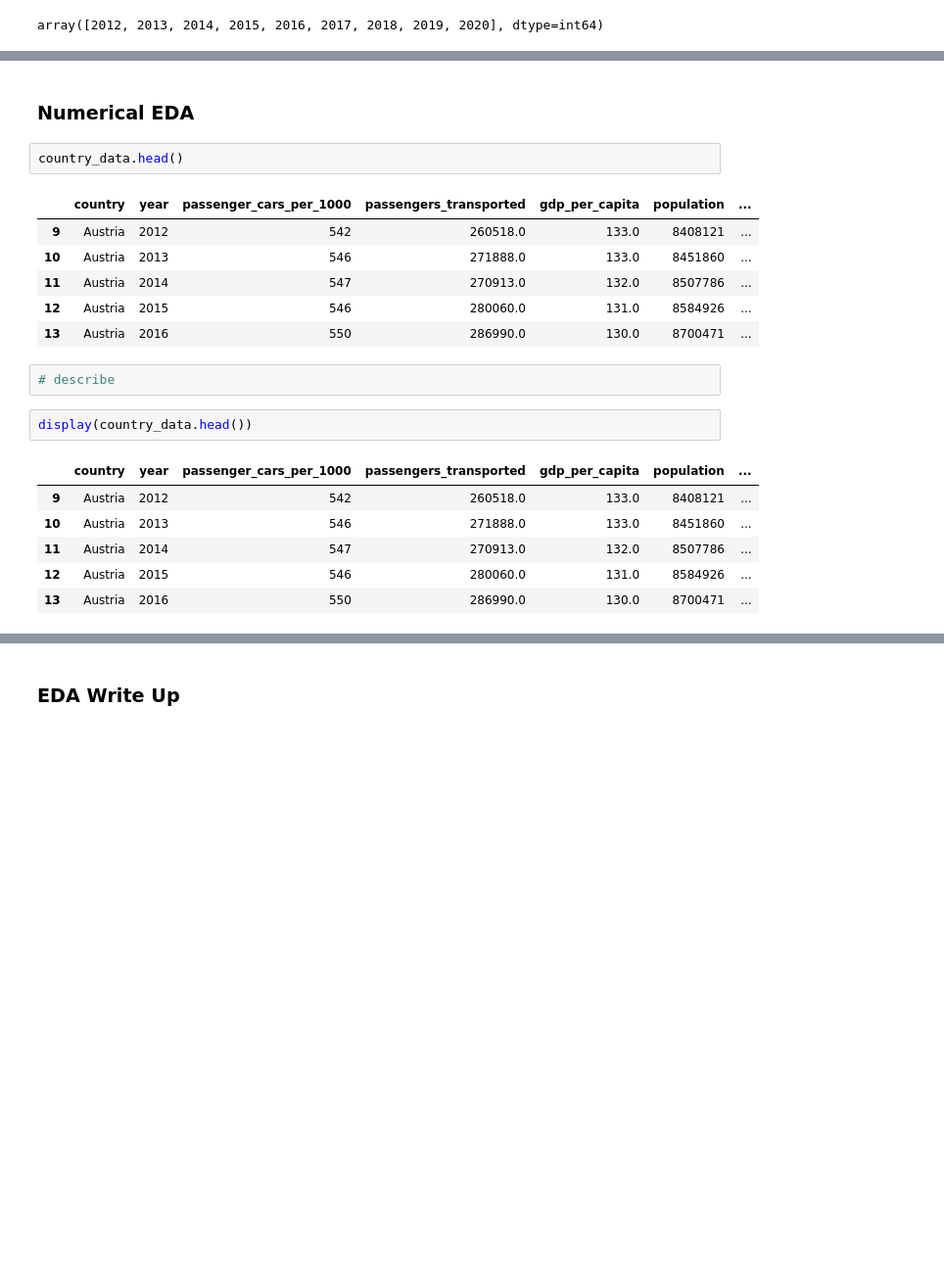
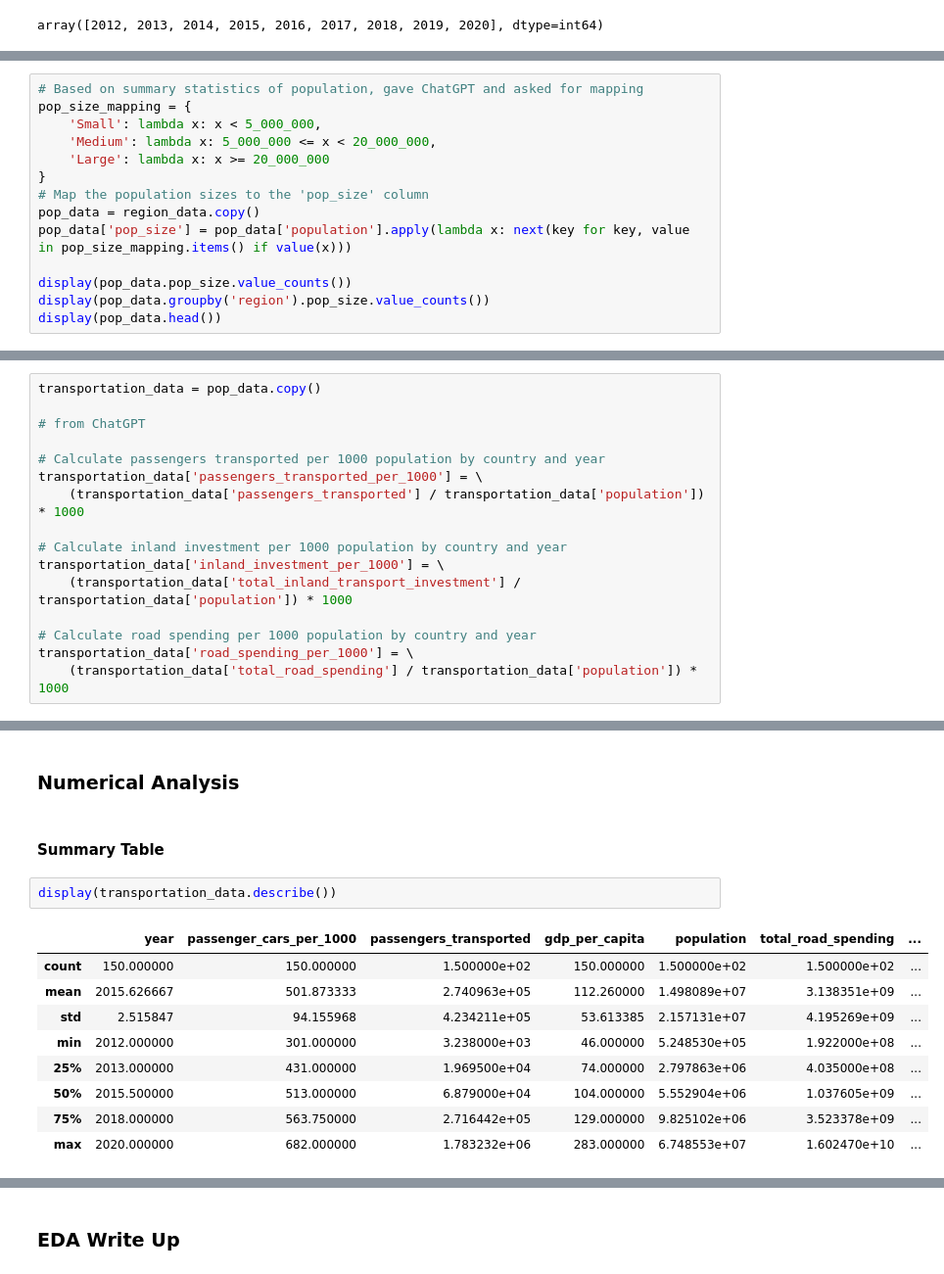
Before and after one commit to emanmozaffar/si618-final-project, a Jupyter notebook: tyler_clustering.ipynb, the cells around one changed output, grey strips where cells are left out. Shown at 98% size. Saved outputs shown, nothing was run; the diff lists cells and outputs as text; blank space fills up the shorter version.

```diff
--- a/tyler_clustering.ipynb
+++ b/tyler_clustering.ipynb
@@ -602,0 +679,14 @@ array([2012, 2013, 2014, 2015, 2016, 2017, 2018, 2019, 2020], dtype=int64)
+# %%
+# Based on summary statistics of population, gave ChatGPT and asked for mapping
+pop_size_mapping = {
+    'Small': lambda x: x < 5_000_000,
+    'Medium': lambda x: 5_000_000 <= x < 20_000_000,
+    'Large': lambda x: x >= 20_000_000
+}
+# Map the population sizes to the 'pop_size' column
+pop_data = region_data.copy()
+pop_data['pop_size'] = pop_data['population'].apply(lambda x: next(key for key, value in pop_size_mapping.items() if value(x)))
+
+display(pop_data.pop_size.value_counts())
+display(pop_data.groupby('region').pop_size.value_counts())
+display(pop_data.head())
@@ -602,0 +718,16 @@ array([2012, 2013, 2014, 2015, 2016, 2017, 2018, 2019, 2020], dtype=int64)
+# %%
+transportation_data = pop_data.copy()
+
+# from ChatGPT
+
+# Calculate passengers transported per 1000 population by country and year
+transportation_data['passengers_transported_per_1000'] = \
+    (transportation_data['passengers_transported'] / transportation_data['population']) * 1000
+
+# Calculate inland investment per 1000 population by country and year
+transportation_data['inland_investment_per_1000'] = \
+    (transportation_data['total_inland_transport_investment'] / transportation_data['population']) * 1000
+
+# Calculate road spending per 1000 population by country and year
+transportation_data['road_spending_per_1000'] = \
+    (transportation_data['total_road_spending'] / transportation_data['population']) * 1000
@@ -603,22 +791,16 @@ array([2012, 2013, 2014, 2015, 2016, 2017, 2018, 2019, 2020], dtype=int64)
 # %% [markdown]
-### Numerical EDA
+### Numerical Analysis
-# %%
-country_data.head()
-# %% [output]
-|  | country | year | passenger_cars_per_1000 | passengers_transported | gdp_per_capita | population | ... |
-| 9 | Austria | 2012 | 542 | 260518.0 | 133.0 | 8408121 | ... |
-| 10 | Austria | 2013 | 546 | 271888.0 | 133.0 | 8451860 | ... |
-| 11 | Austria | 2014 | 547 | 270913.0 | 132.0 | 8507786 | ... |
-| 12 | Austria | 2015 | 546 | 280060.0 | 131.0 | 8584926 | ... |
-| 13 | Austria | 2016 | 550 | 286990.0 | 130.0 | 8700471 | ... |
-# %%
-# describe
-# %%
-display(country_data.head())
-# %% [output]
-|  | country | year | passenger_cars_per_1000 | passengers_transported | gdp_per_capita | population | ... |
-| 9 | Austria | 2012 | 542 | 260518.0 | 133.0 | 8408121 | ... |
-| 10 | Austria | 2013 | 546 | 271888.0 | 133.0 | 8451860 | ... |
-| 11 | Austria | 2014 | 547 | 270913.0 | 132.0 | 8507786 | ... |
-| 12 | Austria | 2015 | 546 | 280060.0 | 131.0 | 8584926 | ... |
-| 13 | Austria | 2016 | 550 | 286990.0 | 130.0 | 8700471 | ... |
+# %% [markdown]
+#### Summary Table
+# %%
+display(transportation_data.describe())
+# %% [output]
+|  | year | passenger_cars_per_1000 | passengers_transported | gdp_per_capita | population | total_road_spending | ... |
+| count | 150.000000 | 150.000000 | 1.500000e+02 | 150.000000 | 1.500000e+02 | 1.500000e+02 | ... |
+| mean | 2015.626667 | 501.873333 | 2.740963e+05 | 112.260000 | 1.498089e+07 | 3.138351e+09 | ... |
+| std | 2.515847 | 94.155968 | 4.234211e+05 | 53.613385 | 2.157131e+07 | 4.195269e+09 | ... |
+| min | 2012.000000 | 301.000000 | 3.238000e+03 | 46.000000 | 5.248530e+05 | 1.922000e+08 | ... |
+| 25% | 2013.000000 | 431.000000 | 1.969500e+04 | 74.000000 | 2.797863e+06 | 4.035000e+08 | ... |
+| 50% | 2015.500000 | 513.000000 | 6.879000e+04 | 104.000000 | 5.552904e+06 | 1.037605e+09 | ... |
+| 75% | 2018.000000 | 563.750000 | 2.716442e+05 | 129.000000 | 9.825102e+06 | 3.523378e+09 | ... |
+| max | 2020.000000 | 682.000000 | 1.783232e+06 | 283.000000 | 6.748553e+07 | 1.602470e+10 | ... |
```
Also changed, not shown: parts of 26 cells of this notebook.
